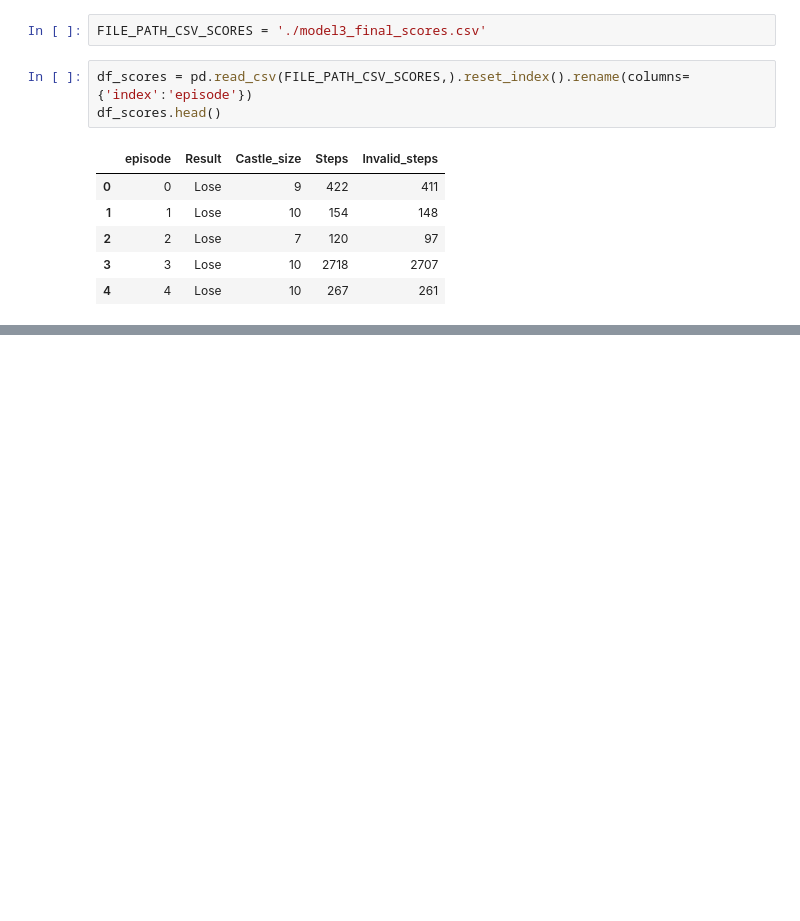
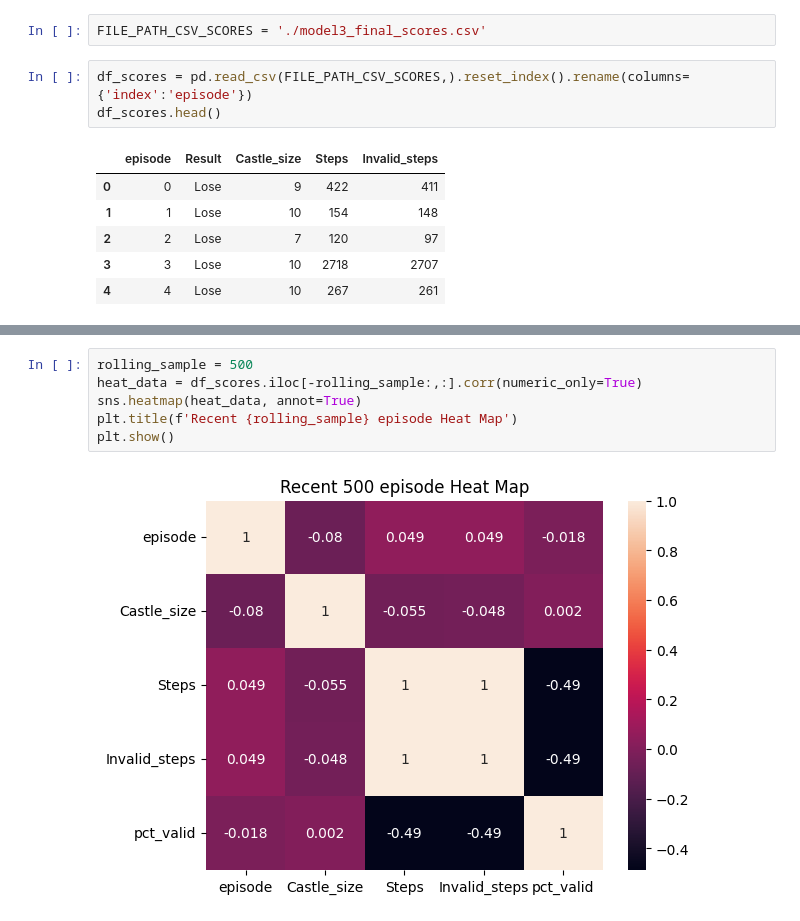
Before and after one commit to Rabmuk/Reinforcement-Regicide, a Jupyter notebook: Scores_analysis.ipynb, the cells around one changed output, grey strips where cells are left out. Drawn from its saved outputs; the diff is of its cells as text; blank space fills up the shorter version.

```diff
--- a/Scores_analysis.ipynb
+++ b/Scores_analysis.ipynb
@@ -59,0 +67,8 @@ sns.heatmap(heat_data, annot=True)
+# %%
+rolling_sample = 500
+heat_data = df_scores.iloc[-rolling_sample:,:].corr(numeric_only=True)
+sns.heatmap(heat_data, annot=True)
+plt.title(f'Recent {rolling_sample} episode Heat Map')
+plt.show()
+# %% [output]
+[figure, added]
```
Also changed, not shown: parts of 6 cells of this notebook, 3 other files.
